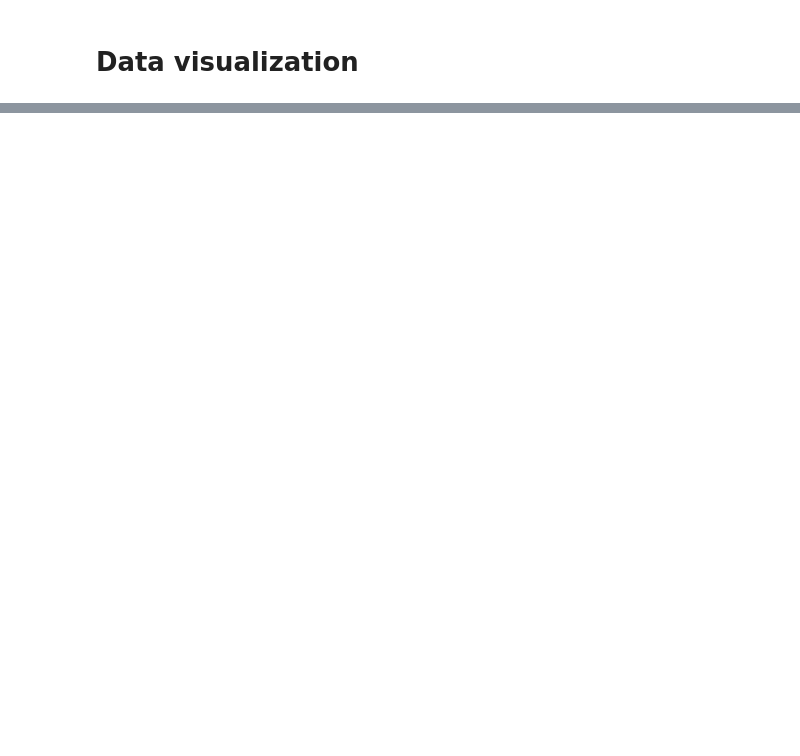
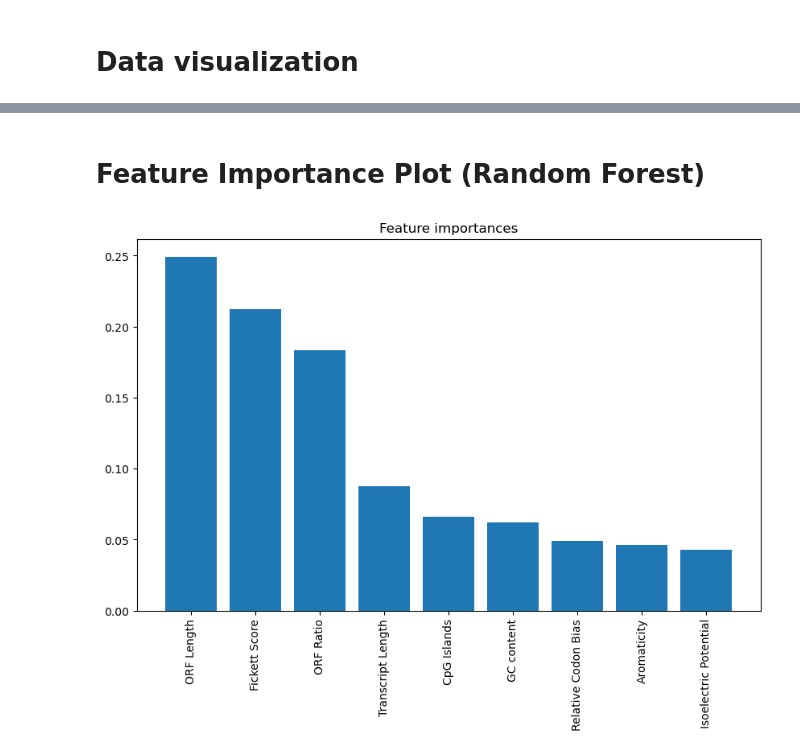
Before and after one commit to jaesilver/BioSeq-CL, a Jupyter notebook: model_v1.ipynb, the cells around one changed output, grey strips where cells are left out. Cells and saved outputs as stored; diff of their text form; code cells hidden in the pictures; blank space fills up the shorter version.

```diff
--- a/model_v1.ipynb
+++ b/model_v1.ipynb
@@ -88,0 +186,15 @@ test.shape
+# %%
+from sklearn.ensemble import RandomForestClassifier
+from sklearn.model_selection import train_test_split
+from sklearn.metrics import accuracy_score
+import pandas as pd
+
+classifier = RandomForestClassifier(n_estimators=100, random_state=42) # Creating a random forest classifier with 100 trees
+
+classifier.fit(X_train, y_train) # Training the data..
+
+y_pred = classifier.predict(X_test) # Predictions on the test data..
+
+### Accuracy Calculation ###
+accuracy = accuracy_score(y_test, y_pred)
+print("Accuracy:", accuracy)
@@ -152,0 +269,23 @@ train.plot(kind = "scatter", x="GC content", y="Aromaticity", alpha = 0.1)
+# %% [markdown]
+# Feature Importance Plot (Random Forest)
+# %%
+from sklearn.ensemble import RandomForestClassifier
+import matplotlib.pyplot as plt
+import numpy as np
+
+# Train a random forest classifier on the training data
+rf = RandomForestClassifier(n_estimators=100)
+rf.fit(X_train, y_train)
+
+# Get feature importances and their indices
+importances = rf.feature_importances_
+indices = np.argsort(importances)[::-1]
+
+# Plot the feature importances
+plt.figure(figsize=(10, 6))
+plt.title("Feature importances")
+plt.bar(range(X_train.shape[1]), importances[indices])
+plt.xticks(range(X_train.shape[1]), X_train.columns[indices], rotation=90)
+plt.show()
+# %% [output]
+[figure, added]
```
Also changed, not shown: parts of 36 cells of this notebook, 1 other file.
